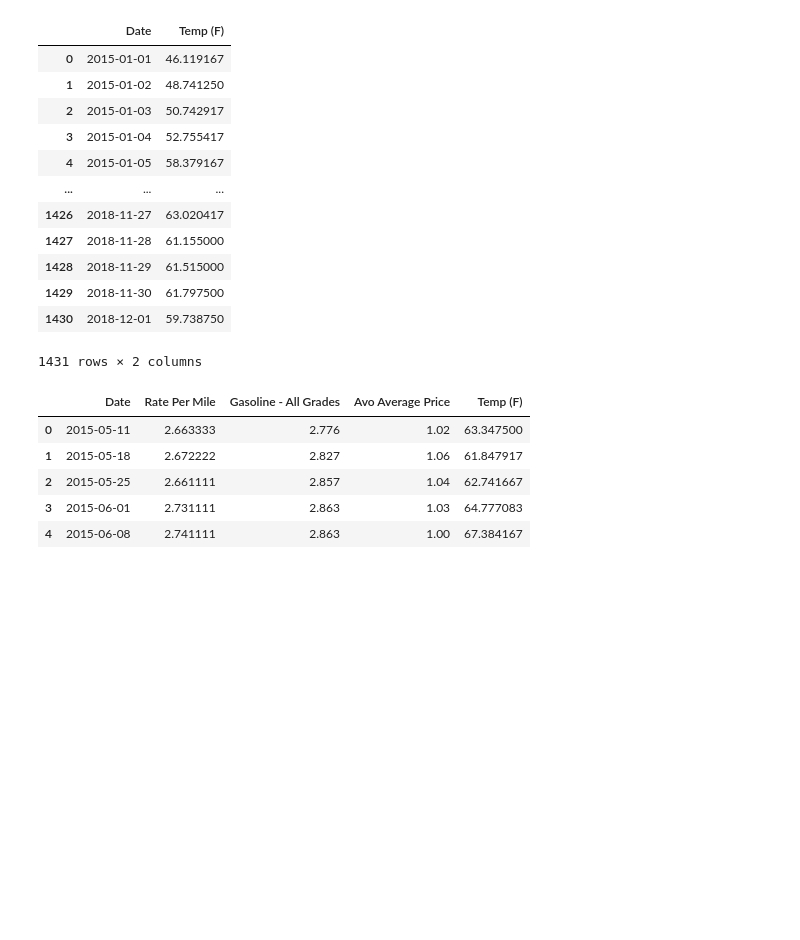
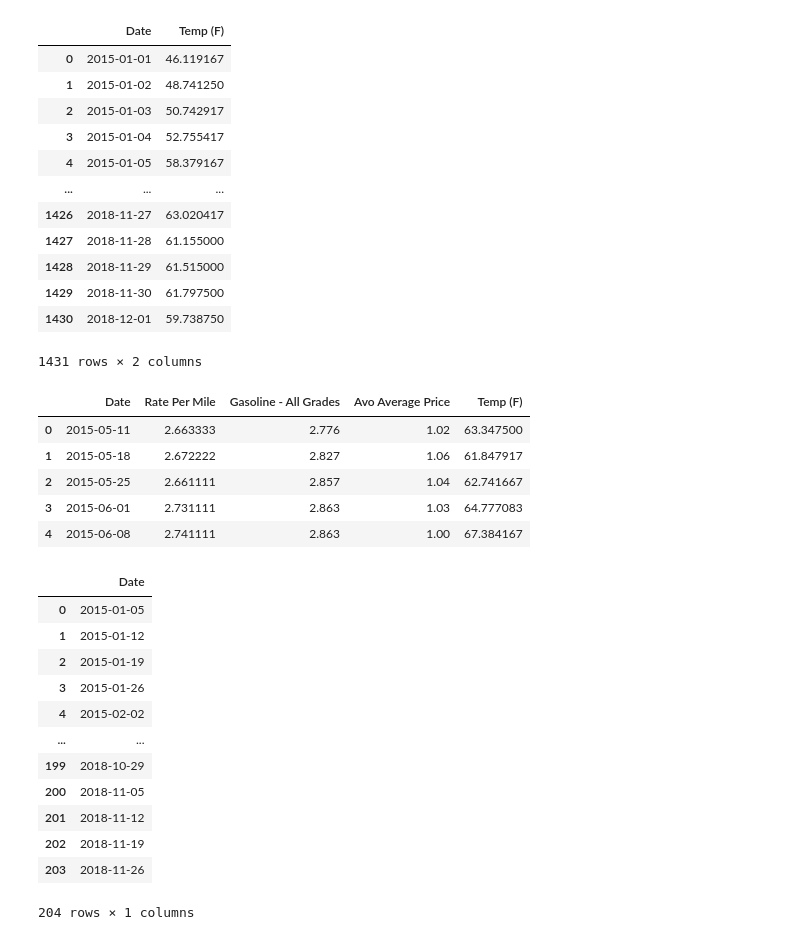
Before and after one commit to RHartley09/avocadont_say_its_over, a Jupyter notebook: data/data_shaping.ipynb, the cells around one changed output. Cells and saved outputs as stored; diff of their text form; code cells hidden in the pictures; blank space fills up the shorter version.

```diff
--- a/data/data_shaping.ipynb
+++ b/data/data_shaping.ipynb
@@ -235,3 +235,21 @@ final_df.head()
 | 2 | 2015-05-25 | 2.661111 | 2.857 | 1.04 | 62.741667 |
 | 3 | 2015-06-01 | 2.731111 | 2.863 | 1.03 | 64.777083 |
 | 4 | 2015-06-08 | 2.741111 | 2.863 | 1.00 | 67.384167 |
+# %%
+date_df = pd.read_csv('date.csv')
+date_df['Date'] = pd.to_datetime(date_df['Date'])
+date_df
+# %% [output]
+|  | Date |
+| 0 | 2015-01-05 |
+| 1 | 2015-01-12 |
+| 2 | 2015-01-19 |
+| 3 | 2015-01-26 |
+| 4 | 2015-02-02 |
+| ... | ... |
+| 199 | 2018-10-29 |
+| 200 | 2018-11-05 |
+| 201 | 2018-11-12 |
+| 202 | 2018-11-19 |
+| 203 | 2018-11-26 |
+204 rows × 1 columns
```
Also changed, not shown: parts of 57 cells of this notebook, 2 other files.
